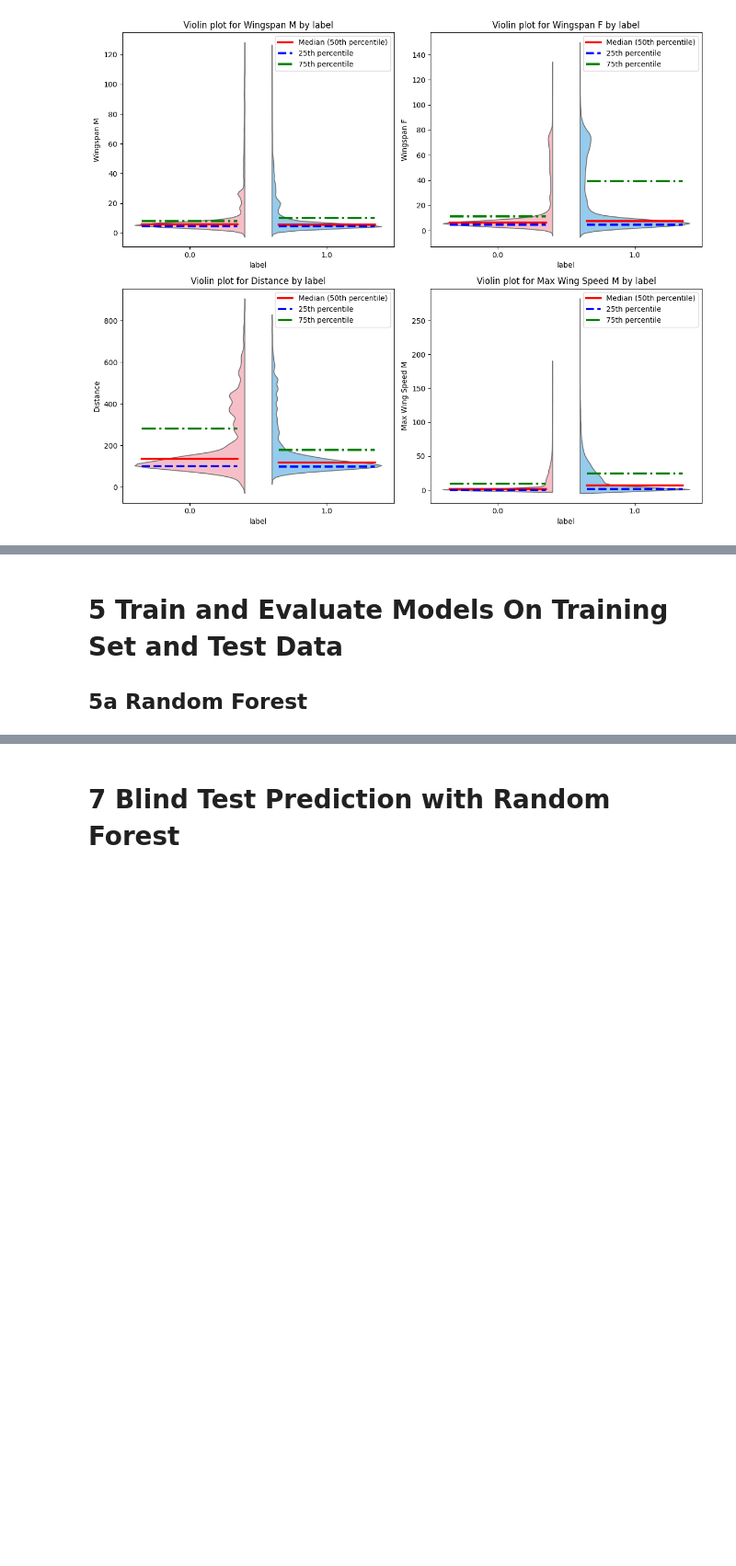
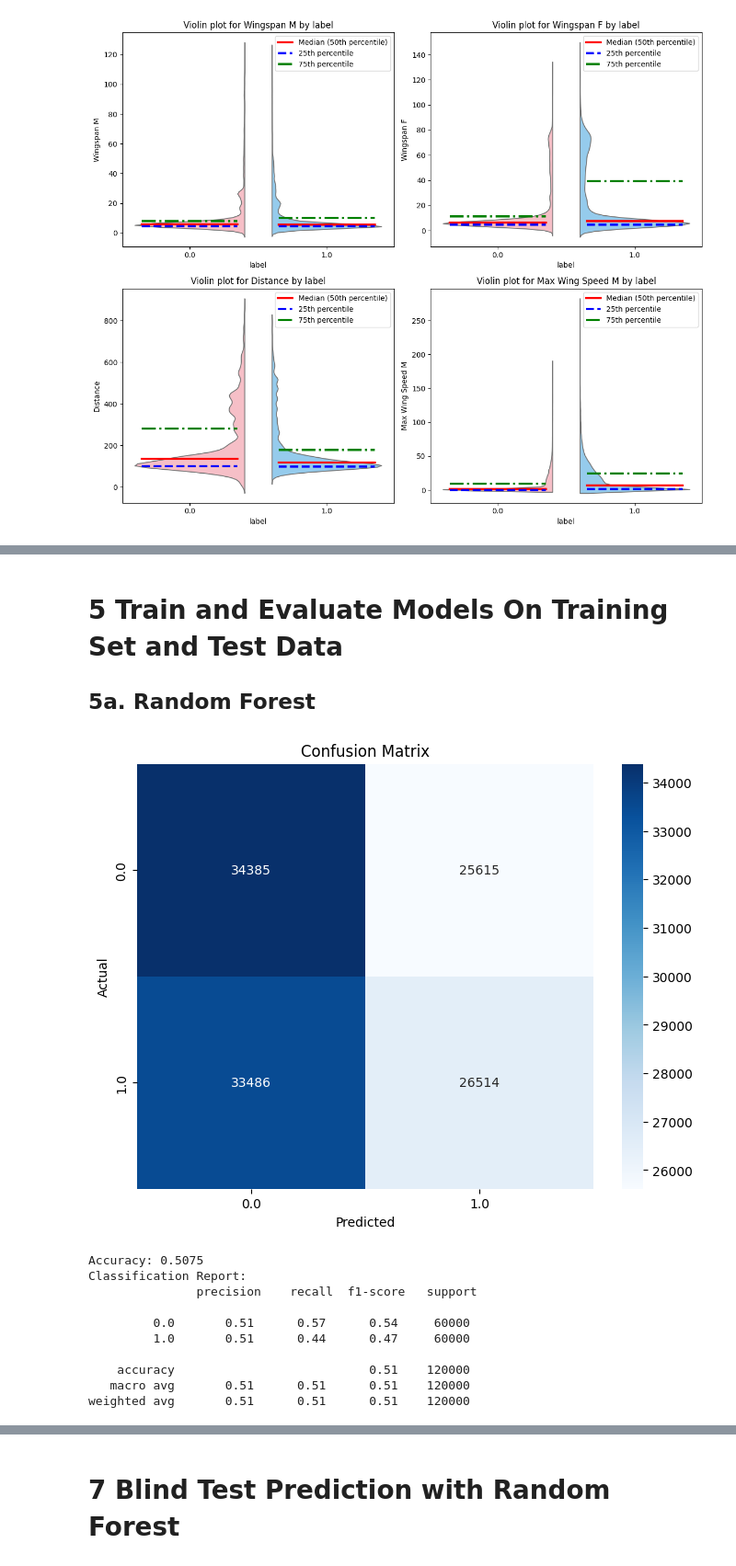
Before and after one commit to DavidScherArazi/NatBehFinalProj, a Jupyter notebook: final_project.ipynb, the cells around one changed output, grey strips where cells are left out. Shown at 92% size. Saved outputs shown, nothing was run; the diff lists cells and outputs as text; code cells hidden in the pictures; blank space fills up the shorter version.

```diff
--- a/final_project.ipynb
+++ b/final_project.ipynb
@@ -428,3 +558,3 @@ I believe that distance, max wing speed, wing span F and speed will be good pred
 # %% [markdown]
 # 5 Train and Evaluate Models On Training Set and Test Data
-## 5a Random Forest
+## 5a. Random Forest
@@ -431 +608,15 @@ I believe that distance, max wing speed, wing span F and speed will be good pred
+# %%
+rf_model, scaler = build_and_train_rf_with_test(trainDF, testDF, n_estimators=150, max_depth=None)
+# %% [output]
+[figure, added]
+Accuracy: 0.5075
+Classification Report:
+               precision    recall  f1-score   support
+
+         0.0       0.51      0.57      0.54     60000
+         1.0       0.51      0.44      0.47     60000
+
+    accuracy                           0.51    120000
+   macro avg       0.51      0.51      0.51    120000
+weighted avg       0.51      0.51      0.51    120000
 # %% [markdown]
```
Also changed, not shown: parts of 20 cells of this notebook, 1 other file.
